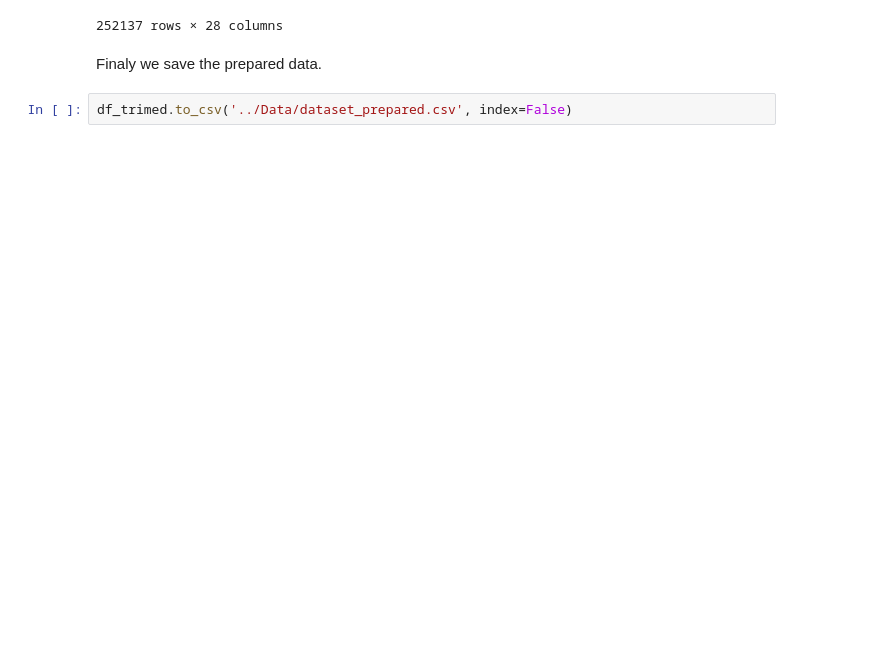
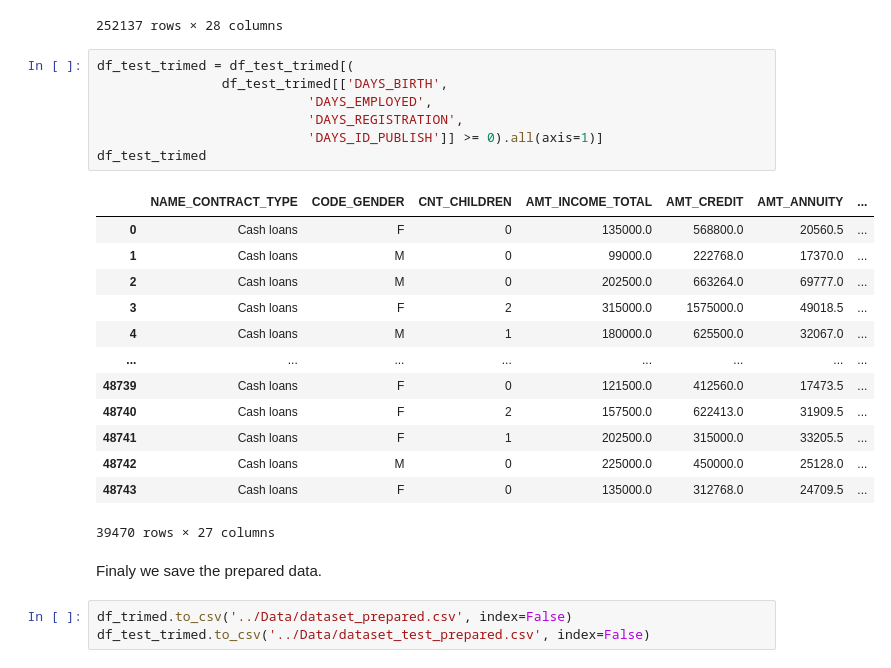
Before and after one commit to theo-f-marechal/ApplicationOfBigData_projectCreditRisk, a Jupyter notebook: Notebook/Data_preparation.ipynb, the cells around one changed output. Cells and saved outputs as stored; diff of their text form; blank space fills up the shorter version.

```diff
--- a/Notebook/Data_preparation.ipynb
+++ b/Notebook/Data_preparation.ipynb
@@ -185,7 +332,29 @@ df_trimed
 | 307509 | 1 | Cash loans | F | 0 | 171000.0 | 370107.0 | 20205.0 | ... |
 | 307510 | 0 | Cash loans | F | 0 | 157500.0 | 675000.0 | 49117.5 | ... |
 252137 rows × 28 columns
+# %%
+df_test_trimed = df_test_trimed[(
+                df_test_trimed[['DAYS_BIRTH',
+                           'DAYS_EMPLOYED',
+                           'DAYS_REGISTRATION',
+                           'DAYS_ID_PUBLISH']] >= 0).all(axis=1)]
+df_test_trimed
+# %% [output]
+|  | NAME_CONTRACT_TYPE | CODE_GENDER | CNT_CHILDREN | AMT_INCOME_TOTAL | AMT_CREDIT | AMT_ANNUITY | ... |
+| 0 | Cash loans | F | 0 | 135000.0 | 568800.0 | 20560.5 | ... |
+| 1 | Cash loans | M | 0 | 99000.0 | 222768.0 | 17370.0 | ... |
+| 2 | Cash loans | M | 0 | 202500.0 | 663264.0 | 69777.0 | ... |
+| 3 | Cash loans | F | 2 | 315000.0 | 1575000.0 | 49018.5 | ... |
+| 4 | Cash loans | M | 1 | 180000.0 | 625500.0 | 32067.0 | ... |
+| ... | ... | ... | ... | ... | ... | ... | ... |
+| 48739 | Cash loans | F | 0 | 121500.0 | 412560.0 | 17473.5 | ... |
+| 48740 | Cash loans | F | 2 | 157500.0 | 622413.0 | 31909.5 | ... |
+| 48741 | Cash loans | F | 1 | 202500.0 | 315000.0 | 33205.5 | ... |
+| 48742 | Cash loans | M | 0 | 225000.0 | 450000.0 | 25128.0 | ... |
+| 48743 | Cash loans | F | 0 | 135000.0 | 312768.0 | 24709.5 | ... |
+39470 rows × 27 columns
 # %% [markdown]
 Finaly we save the prepared data.
 # %%
 df_trimed.to_csv('../Data/dataset_prepared.csv', index=False)
+df_test_trimed.to_csv('../Data/dataset_test_prepared.csv', index=False)
```
Also changed, not shown: parts of 6 cells of this notebook, 1 other file.
